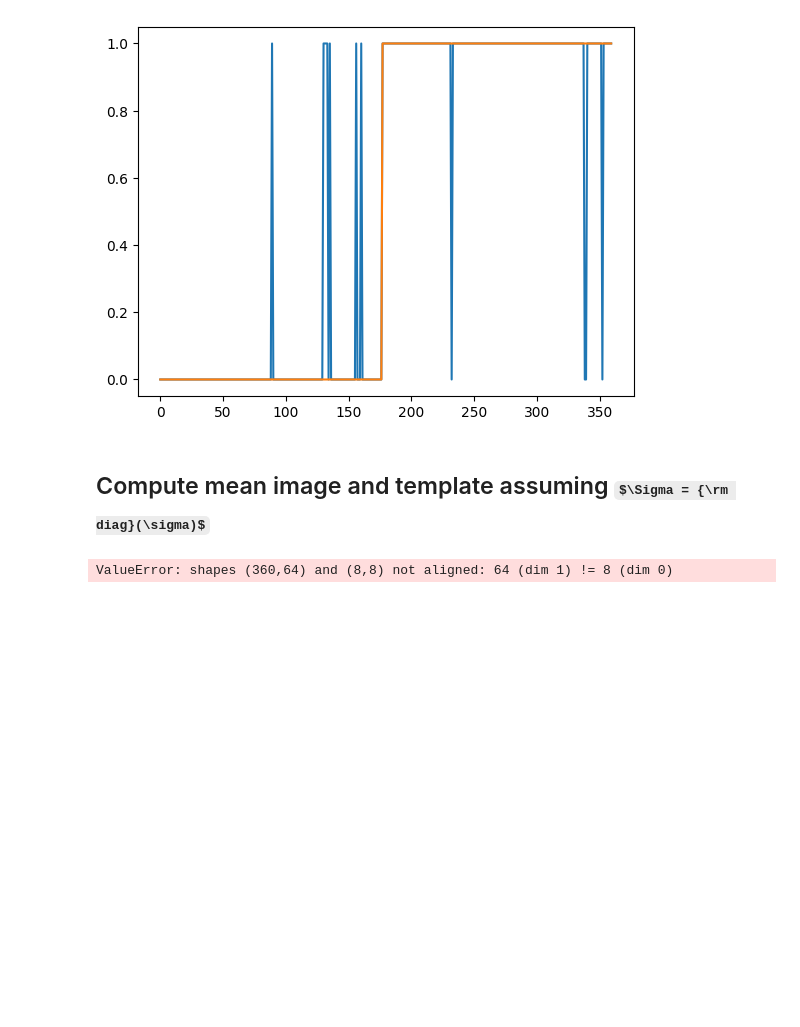
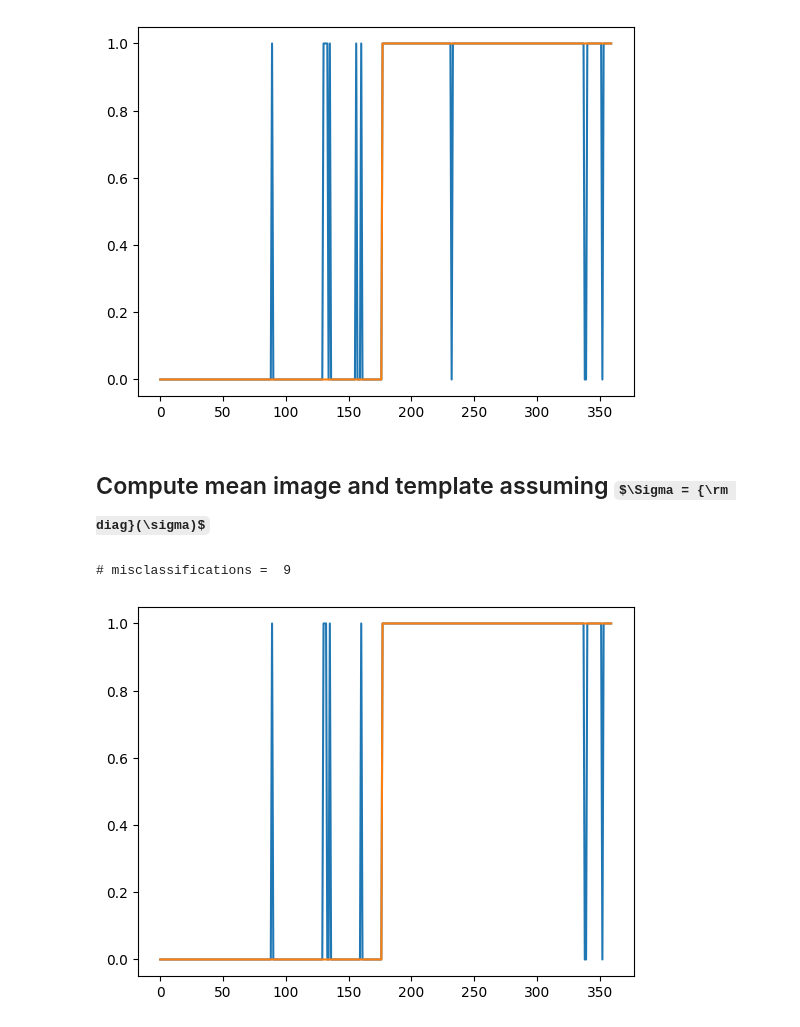
Before and after one commit to aezouhri/Machine_Learning, a Jupyter notebook: Adnane_Ezouhri_HW5/minimum_distance_digits.ipynb, the cells around one changed output. Drawn from its saved outputs; the diff is of its cells as text; code cells hidden in the pictures; some formulas as TeX source; blank space fills up the shorter version.

```diff
--- a/Adnane_Ezouhri_HW5/minimum_distance_digits.ipynb
+++ b/Adnane_Ezouhri_HW5/minimum_distance_digits.ipynb
@@ -86,15 +92,25 @@ print("# misclassifications = ",np.sum(class1_estimate != class1_labels))
 ## Compute mean image and template assuming $\Sigma = {\rm diag}(\sigma)$
 # %%
 # YOUR CODE HERE
+# Compute the means
+mu1 = np.mean(class1_images, axis=0).flatten()
+mu2 = np.mean(class2_images, axis=0).flatten()
+
+# Compute the standard deviation
+std = np.std(class_combined_demeaned, axis=0).flatten()
+
+# Compute w and w0
 w = (mu2 - mu1) / (std + 1e-8)
 w0 = np.dot(w, (mu1 + mu2) / 2)
+
 # change the line below
 class1_estimate = np.dot(x.reshape(x.shape[0], -1), w) - w0 > 0
 
 
 plt.plot(class1_estimate)
 plt.plot(class1_labels)
 
 print("# misclassifications = ",np.sum(class1_estimate != class1_labels))
 # %% [output]
-ValueError: shapes (360,64) and (8,8) not aligned: 64 (dim 1) != 8 (dim 0)
+# misclassifications =  9
+[figure, added]
```
Also changed, not shown: parts of 1 cell of this notebook, 1 other file.
